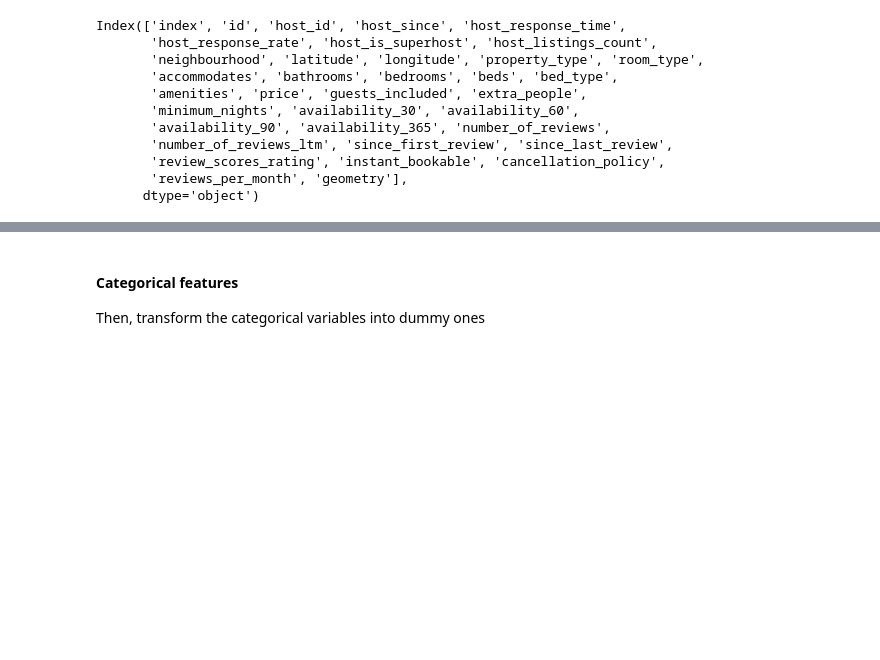
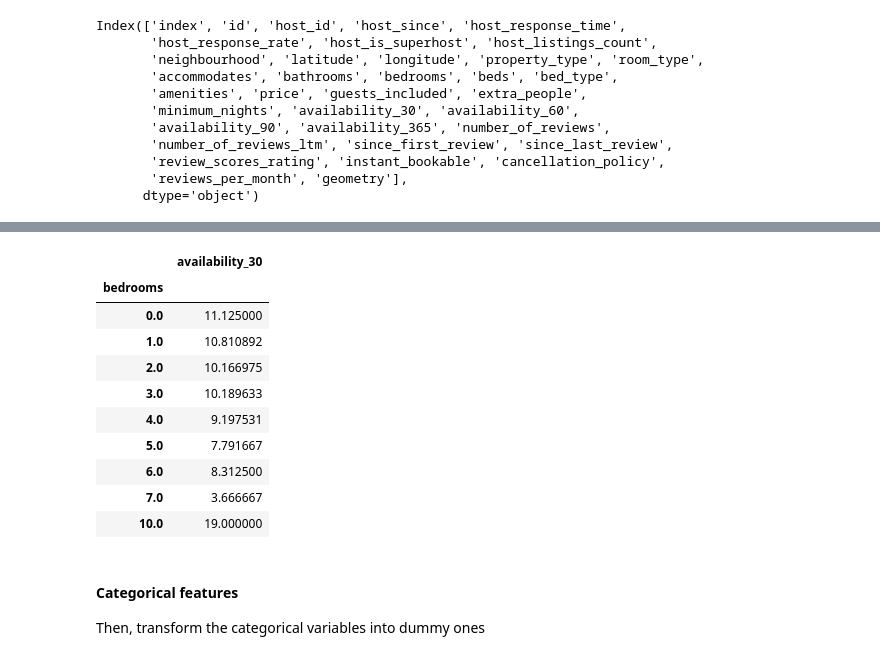
Before and after one commit to claudiocmp/airbnb_florence, a Jupyter notebook: florence_listings.ipynb, the cells around one changed output, grey strips where cells are left out. Cells and saved outputs as stored; diff of their text form; code cells hidden in the pictures; blank space fills up the shorter version.

```diff
--- a/florence_listings.ipynb
+++ b/florence_listings.ipynb
@@ -912,3 +937,17 @@ Index(['index', 'id', 'host_id', 'host_since', 'host_response_time',
+# %%
+pd.DataFrame(df_rooms.groupby('bedrooms')['availability_30'].mean())
+# %% [output]
+|  | availability_30 |
+| bedrooms |  |
+| 0.0 | 11.125000 |
+| 1.0 | 10.810892 |
+| 2.0 | 10.166975 |
+| 3.0 | 10.189633 |
+| 4.0 | 9.197531 |
+| 5.0 | 7.791667 |
+| 6.0 | 8.312500 |
+| 7.0 | 3.666667 |
+| 10.0 | 19.000000 |
 # %% [markdown]
 #### Categorical features
 
```
Also changed, not shown: parts of 7 cells of this notebook, 6 other files.
